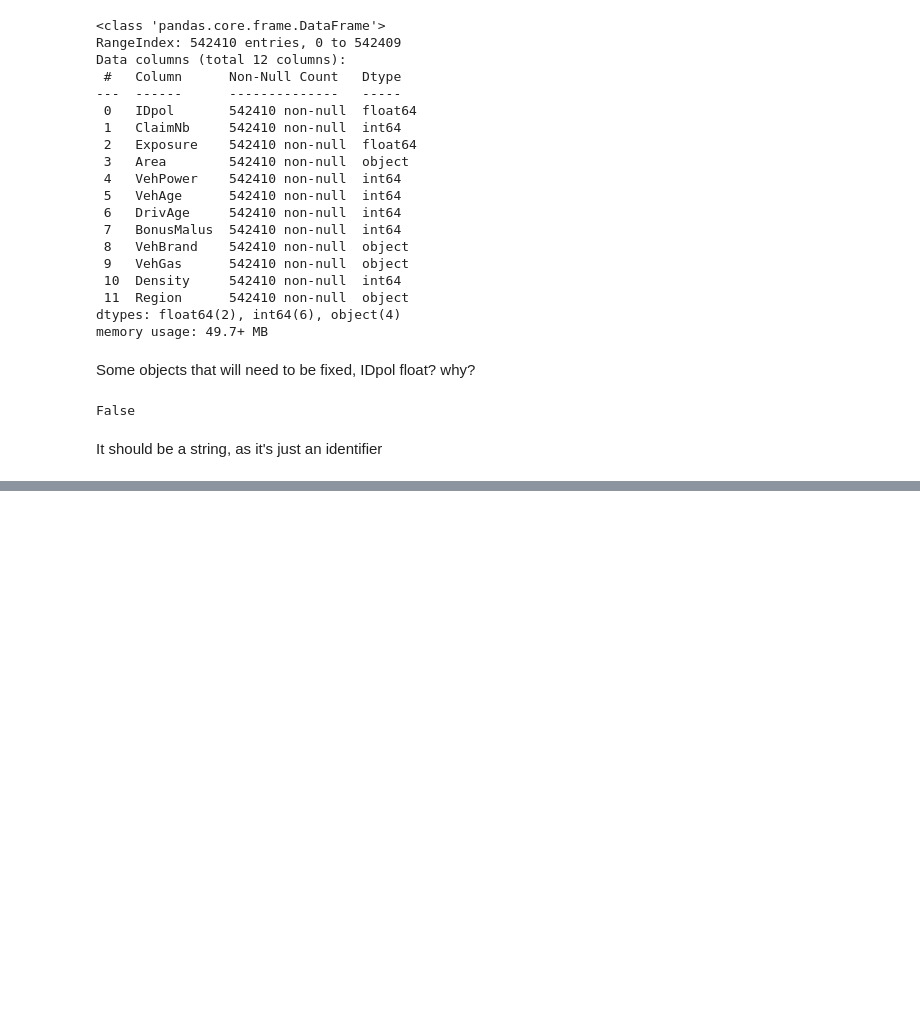
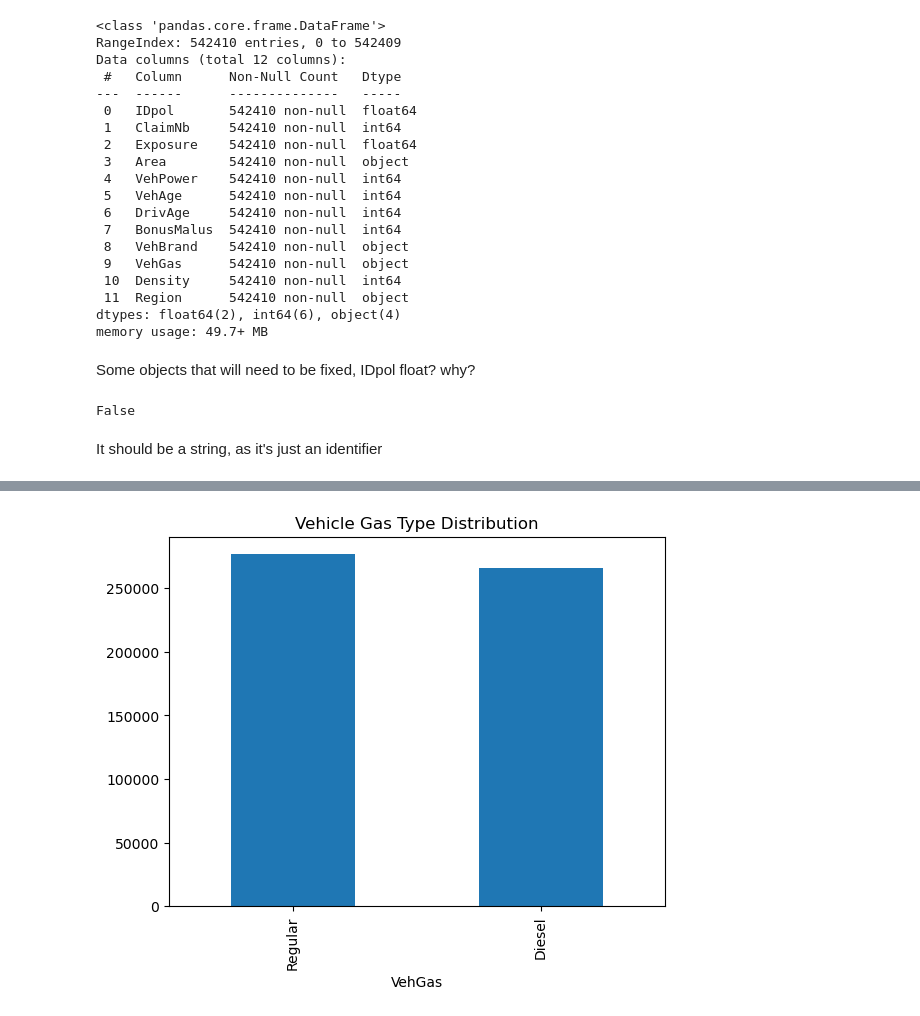
Before and after one commit to mindenki/2025-ITU-MachineLearning-Project-Claims-Risk-zrt, a Jupyter notebook: notebooks/01_Preprocessing_EDA.ipynb, the cells around one changed output, grey strips where cells are left out. Cells and saved outputs as stored; diff of their text form; code cells hidden in the pictures; blank space fills up the shorter version.

```diff
--- a/notebooks/01_Preprocessing_EDA.ipynb
+++ b/notebooks/01_Preprocessing_EDA.ipynb
@@ -88,2 +71,5 @@ Name: count, dtype: int64
 # %%
-claims_raw["VehGas"].value_counts()
+claims_raw["VehGas"].value_counts().plot(kind='bar')
+plt.title("Vehicle Gas Type Distribution");
+# %% [output]
+[figure, added]
```
Also changed, not shown: parts of 45 cells of this notebook, 2 other files.
